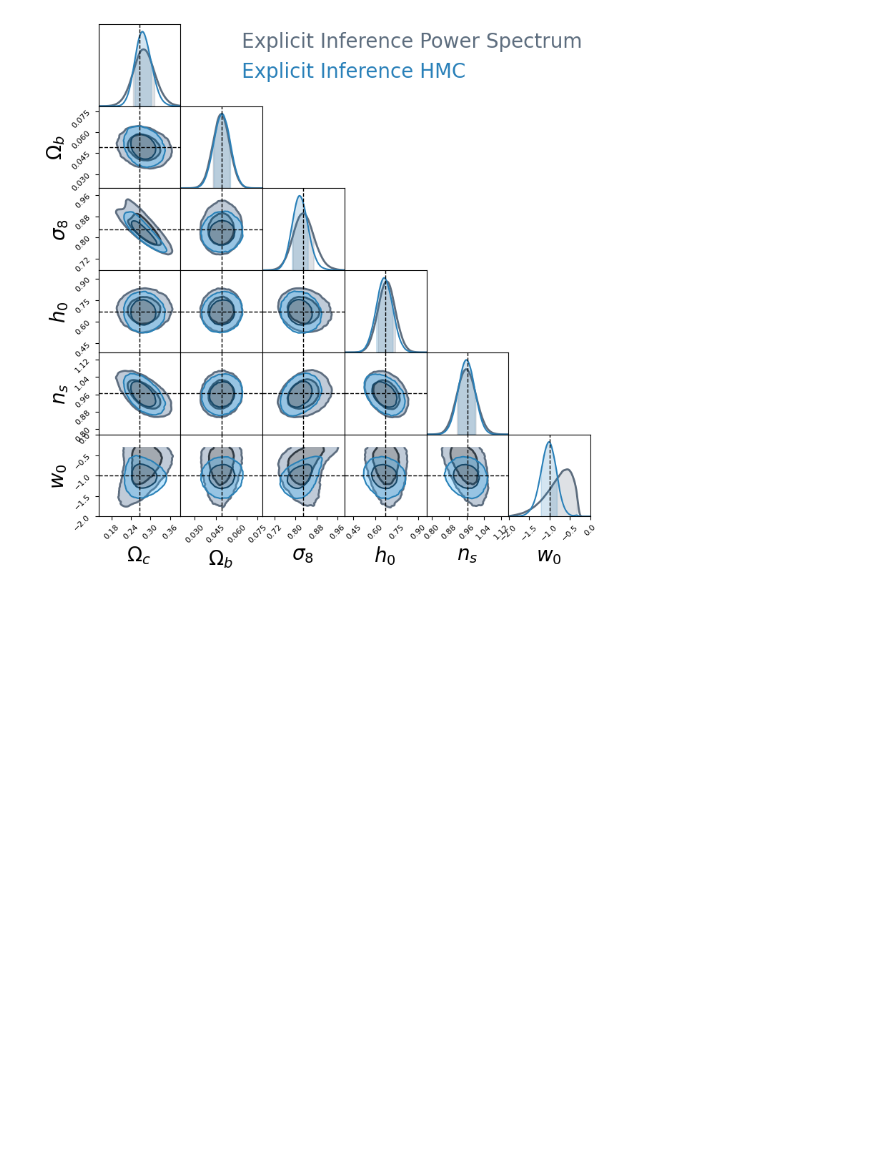
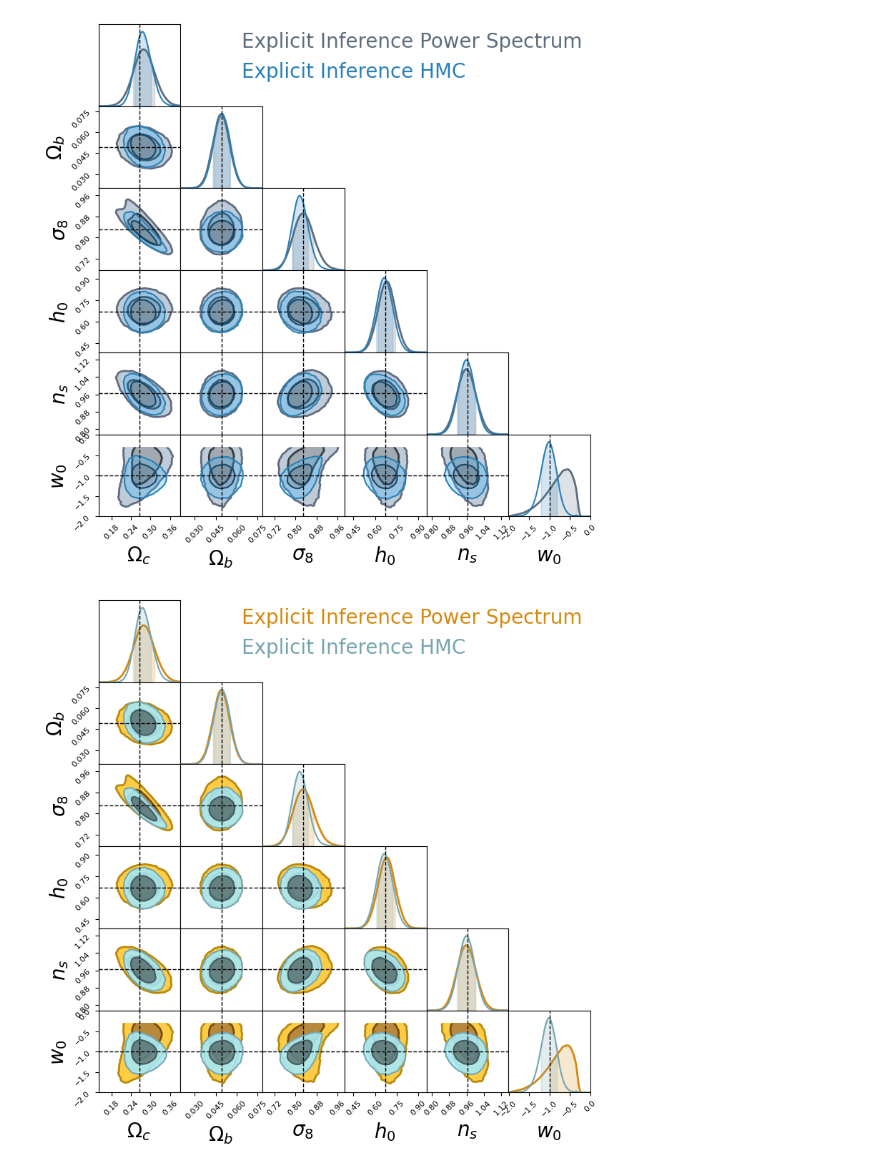
Before and after one commit to LSSTDESC/sbi_bm_lens, a Jupyter notebook: notebooks/contour_plot_results.ipynb, the cells around one changed output. Cells and saved outputs as stored; diff of their text form; code cells hidden in the pictures; blank space fills up the shorter version.

```diff
--- a/notebooks/contour_plot_results.ipynb
+++ b/notebooks/contour_plot_results.ipynb
@@ -118,6 +207,37 @@ fig = c.plotter.plot(
 plt.savefig('contour_plot_sbi_lens.pdf')
 # %% [output]
 [figure]
+# %%
+c = ChainConsumer()
+
+c.add_chain(
+        sample_ps,
+        parameters=params_name,
+        name='Explicit Inference Power Spectrum',
+        linewidth=2,
+        color =  '#d68910',
+        shade_alpha = 0.8
+)
+c.add_chain(
+        sample_ff,
+        parameters=params_name,
+        name='Explicit Inference HMC',
+        linewidth=1.5,
+        color = "#76a5af",
+        shade_alpha = .9
+)
+
+c.configure(legend_kwargs={"fontsize": 20}, tick_font_size=8, label_font_size=20)
+fig = c.plotter.plot(
+    figsize=0.9,
+    truth=truth,
+    extents=[[t - 5 * np.std(sample_ff[:,i]),
+              t + 5 * np.std(sample_ff[:,i])] for i,t in enumerate(truth)]
+)
+
+plt.savefig('contour_plot_sbi_lens.png',transparent=True)
+# %% [output]
+[figure, added]
 # %%
 plt.style.use("dark_background")
 
```
Also changed, not shown: parts of 4 cells of this notebook.
